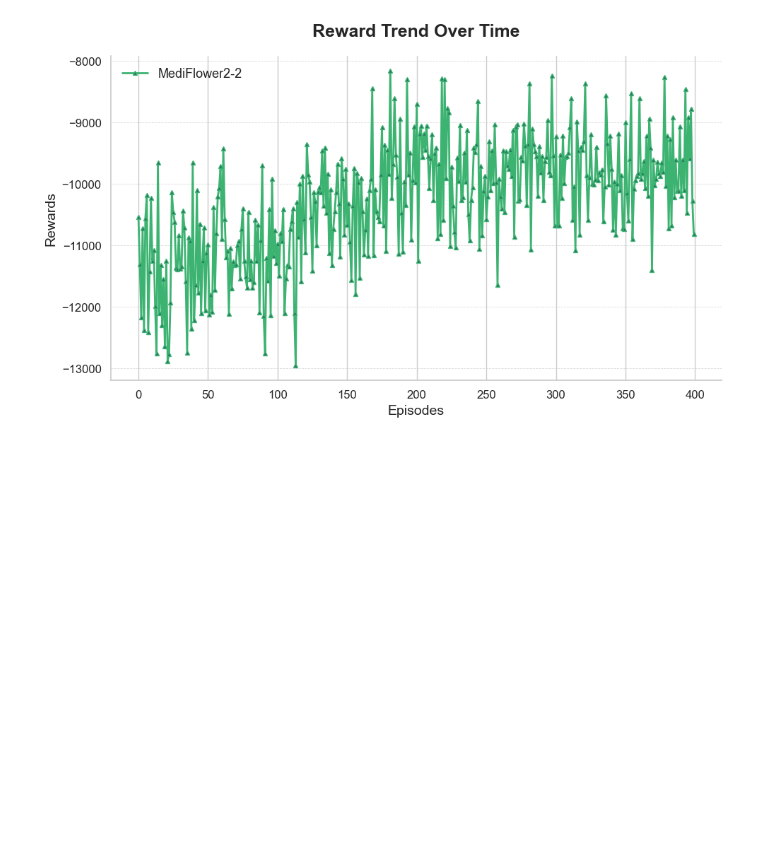
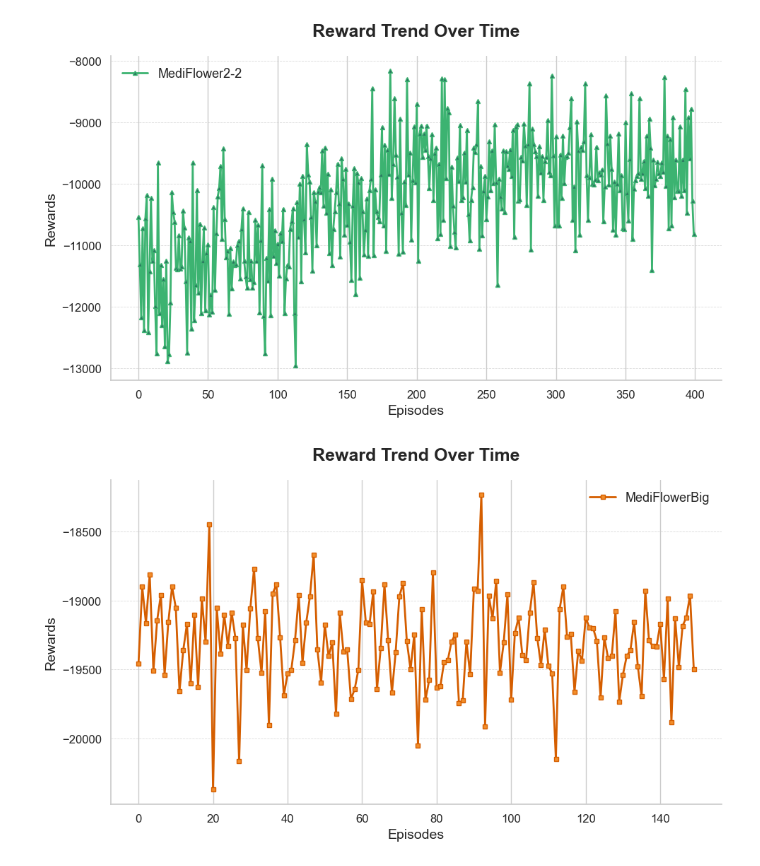
Before and after one commit to DoHyung08/geneProject, a Jupyter notebook: eval_res.ipynb, the cells around one changed output. Cells and saved outputs as stored; diff of their text form; code cells hidden in the pictures; blank space fills up the shorter version.

```diff
--- a/eval_res.ipynb
+++ b/eval_res.ipynb
@@ -558,3 +573,7 @@ plt.tight_layout()
 plt.show()
 # %% [output]
 [figure]
+# %%
+plotting("MediFlowerBig",reduction=200)
+# %% [output]
+[figure, added]
```
Also changed, not shown: parts of 9 cells of this notebook, 23 other files.
